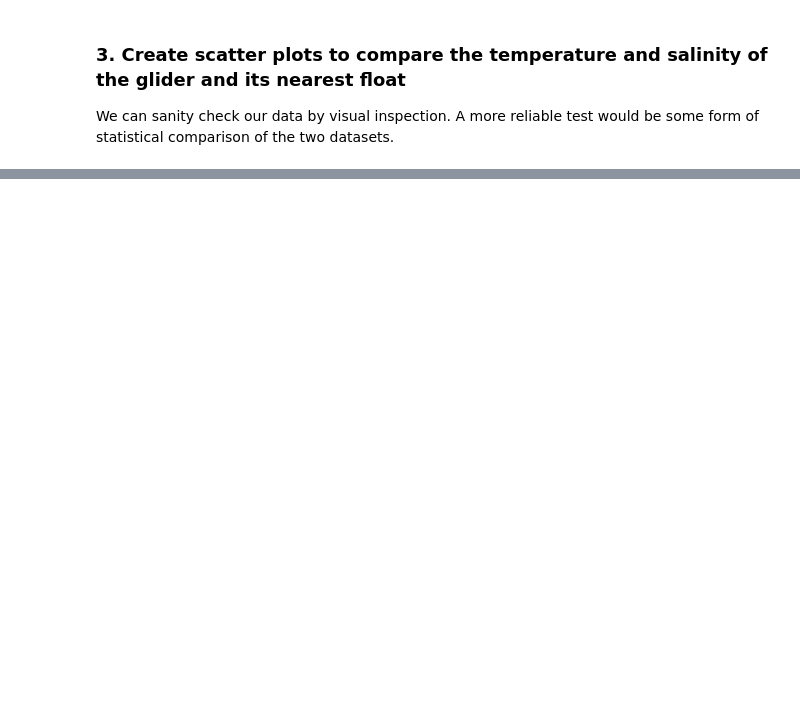
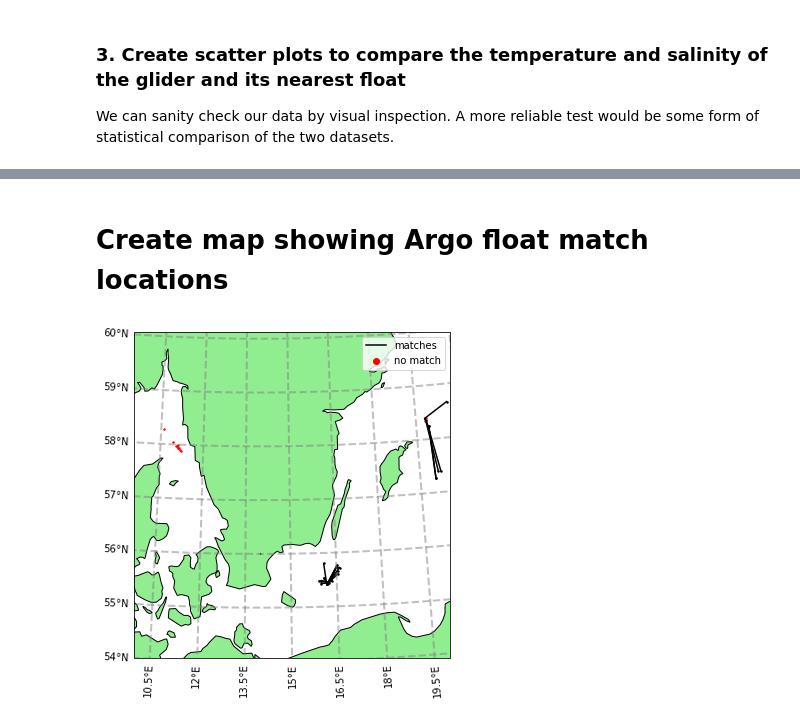
Before and after one commit to MOchiara/download_glider_data, a Jupyter notebook: argo_compare.ipynb, the cells around one changed output, grey strips where cells are left out. Cells and saved outputs as stored; diff of their text form; code cells hidden in the pictures; blank space fills up the shorter version.

```diff
--- a/argo_compare.ipynb
+++ b/argo_compare.ipynb
@@ -181,0 +182,35 @@ for name, ds_argo in argo_datasets.items():
+# %% [markdown]
+# Create map showing Argo float match locations
+# %%
+#dataset = xr.open_dataset(nc)
+coord = cartopy.crs.AzimuthalEquidistant(central_longitude=14, central_latitude=56)
+pc = cartopy.crs.PlateCarree()
+fig = plt.figure(figsize=(12, 6))
+ax = fig.add_subplot(111, projection=coord)
+ax.set_extent([10, 20, 54, 60], crs=pc)
+
+feature = cartopy.feature.NaturalEarthFeature(name='land', category='physical',
+                                              scale='50m', edgecolor='black', facecolor='lightgreen')
+ax.add_feature(feature)
+gl = ax.gridlines(draw_labels=True,
+                  linewidth=2, color='gray', alpha=0.5, linestyle='--')
+gl.top_labels = None
+gl.right_labels = None
+
+for name, ds_argo in argo_datasets.items():
+    ds_glider = glider_datasets[name]
+    if ds_argo:
+        lon = [ds_argo.LONGITUDE, np.nanmean(ds_glider.longitude)]
+        lat = [ds_argo.LATITUDE, np.nanmean(ds_glider.latitude)]
+        ax.scatter(lon, lat, transform=pc, s=2, color="k")
+        ax.plot(lon, lat, transform=pc, color="k")
+    else:
+        ax.scatter(np.nanmean(ds_glider.longitude), np.nanmean(ds_glider.latitude),transform=pc, s=2, color="red")
+
+ax.plot((0,1), (0,1),color="k", label="matches")
+ax.scatter((0,1), (0,1),color="red", label="no match")
+
+ax.legend()
+fig.savefig(f"figures/argo_map.png")
+# %% [output]
+[figure, added]
```
Also changed, not shown: parts of 3 cells of this notebook, 1 other file.
